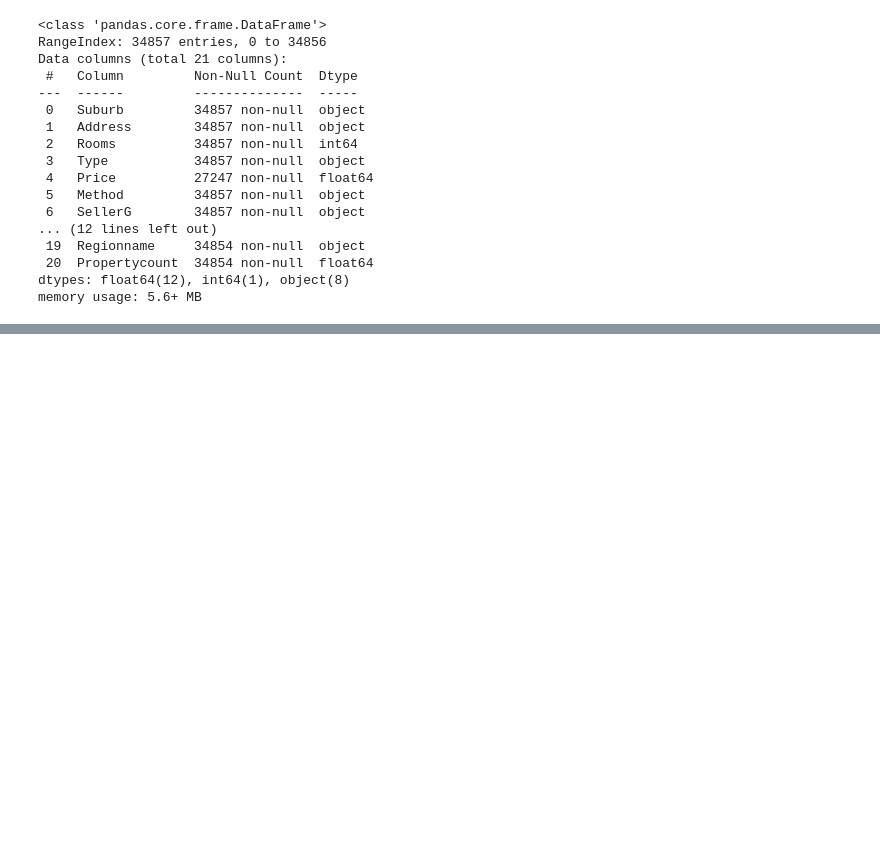
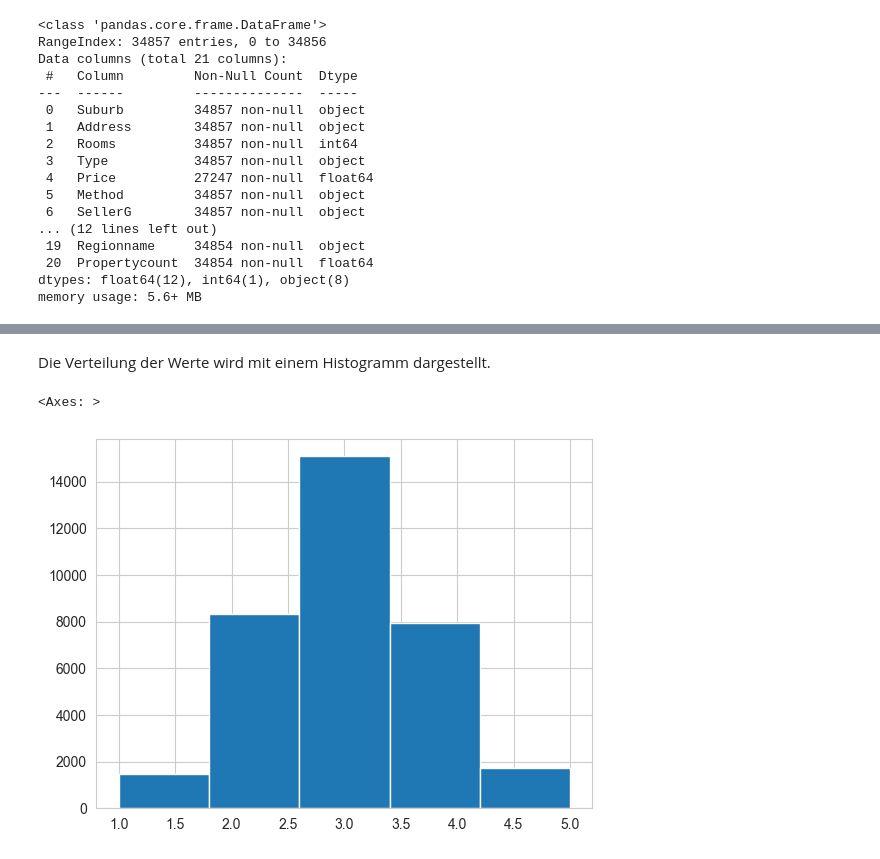
Before and after one commit to Tomcatreadytofly/MC_Immobilienpreise, a Jupyter notebook: MC_Immobilienpreise.ipynb, the cells around one changed output, grey strips where cells are left out. Cells and saved outputs as stored; diff of their text form; code cells hidden in the pictures; blank space fills up the shorter version.

```diff
--- a/MC_Immobilienpreise.ipynb
+++ b/MC_Immobilienpreise.ipynb
@@ -95,0 +126,3 @@ memory usage: 5.6+ MB
+# %%
+data = data.drop(['Method','SellerG', 'Address', 'CouncilArea', 'Longtitude', 'Lattitude', 'Postcode'], axis=1)
+data.head()
@@ -95,0 +159,4 @@ memory usage: 5.6+ MB
+# %%
+data_reduced = data.copy()
+data_reduced = data_reduced.drop(['Regionname', 'Propertycount'], axis=1)
+data_reduced['Suburb']= pd.Categorical(data_reduced['Suburb'])
@@ -95,0 +166,3 @@ memory usage: 5.6+ MB
+# %%
+data_reduced['Rooms'] = data_reduced['Rooms'].apply(lambda x: np.where(x > 5, np.nan, x)).dropna()
+data_reduced
@@ -95,0 +183,7 @@ memory usage: 5.6+ MB
+# %% [markdown]
+Die Verteilung der Werte wird mit einem Histogramm dargestellt.
+# %%
+data_reduced['Rooms'].hist(bins=5)
+# %% [output]
+<Axes: >
+[figure, added]
```
Also changed, not shown: parts of 72 cells of this notebook, 2 other files.
